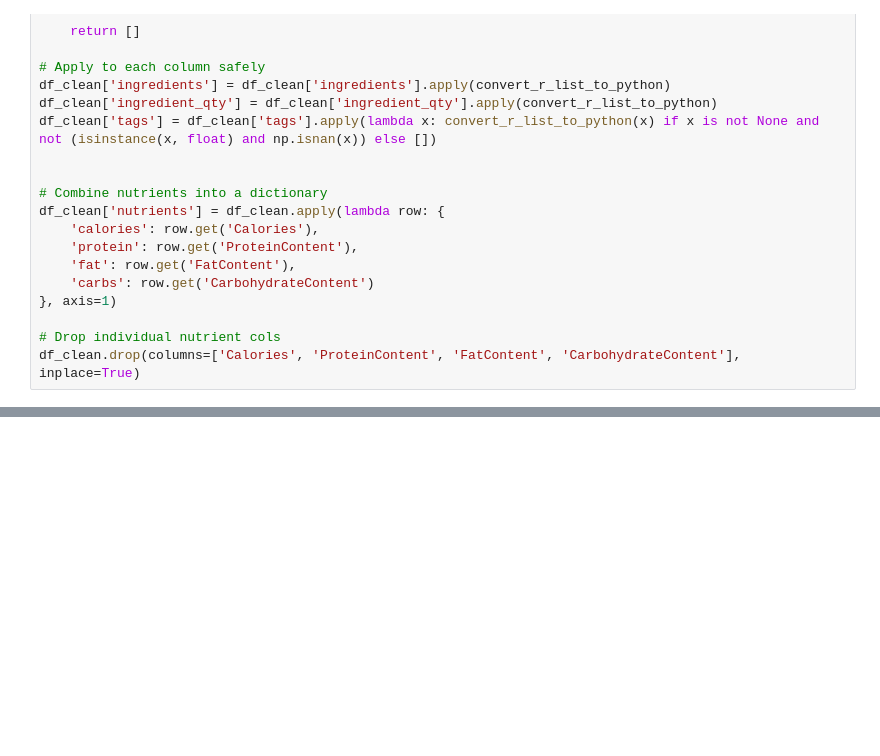
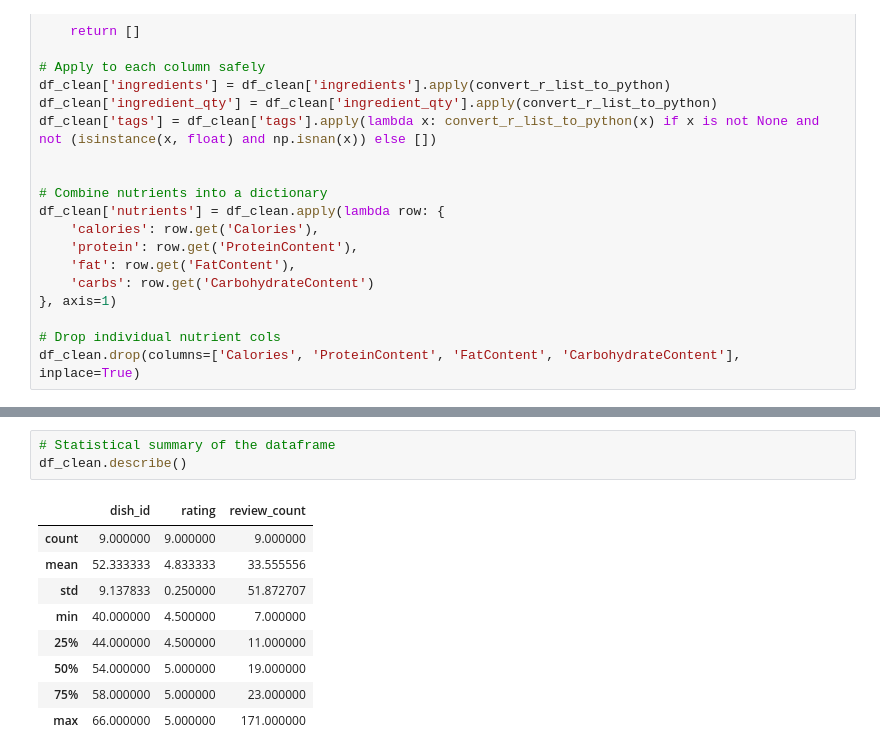
Before and after one commit to josevarghese80/MLDemo, a Jupyter notebook: DishRecommendation.ipynb, the cells around one changed output, grey strips where cells are left out. Saved outputs shown, nothing was run; the diff lists cells and outputs as text; blank space fills up the shorter version.

```diff
--- a/DishRecommendation.ipynb
+++ b/DishRecommendation.ipynb
@@ -151,0 +221,13 @@ df_clean.drop(columns=['Calories', 'ProteinContent', 'FatContent', 'Carbohydrate
+# %%
+# Statistical summary of the dataframe
+df_clean.describe()
+# %% [output]
+|  | dish_id | rating | review_count |
+| count | 9.000000 | 9.000000 | 9.000000 |
+| mean | 52.333333 | 4.833333 | 33.555556 |
+| std | 9.137833 | 0.250000 | 51.872707 |
+| min | 40.000000 | 4.500000 | 7.000000 |
+| 25% | 44.000000 | 4.500000 | 11.000000 |
+| 50% | 54.000000 | 5.000000 | 19.000000 |
+| 75% | 58.000000 | 5.000000 | 23.000000 |
+| max | 66.000000 | 5.000000 | 171.000000 |
```
Also changed, not shown: parts of 13 cells of this notebook.
